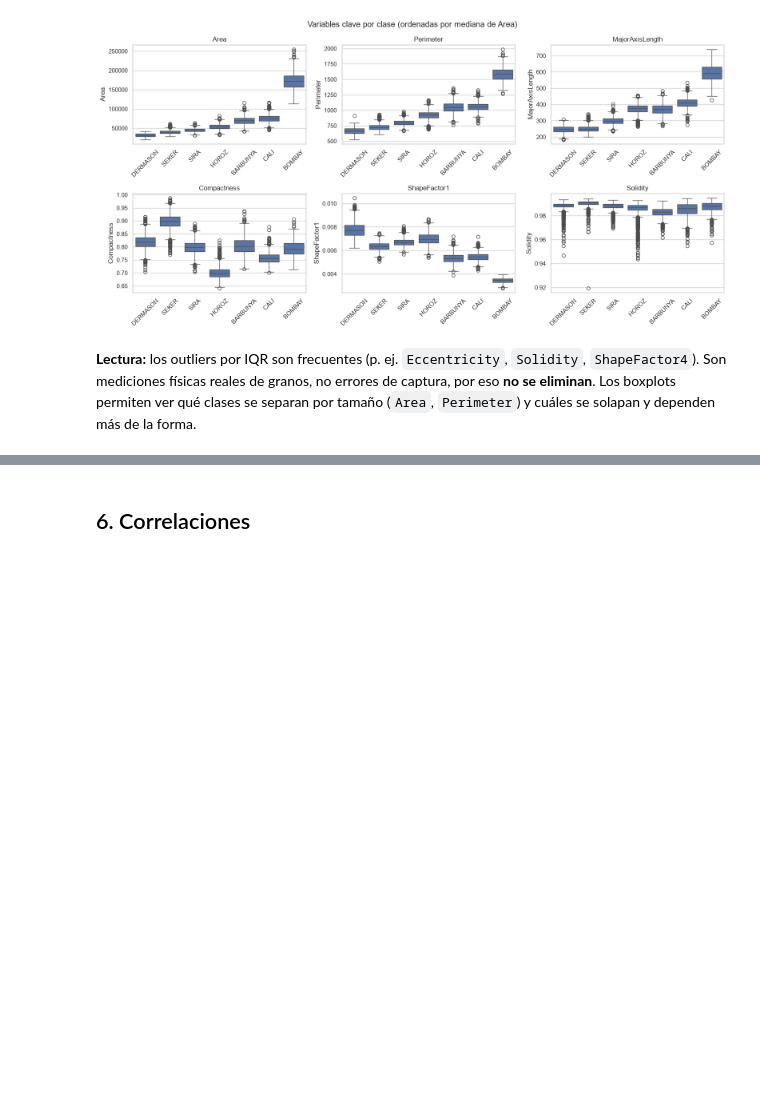
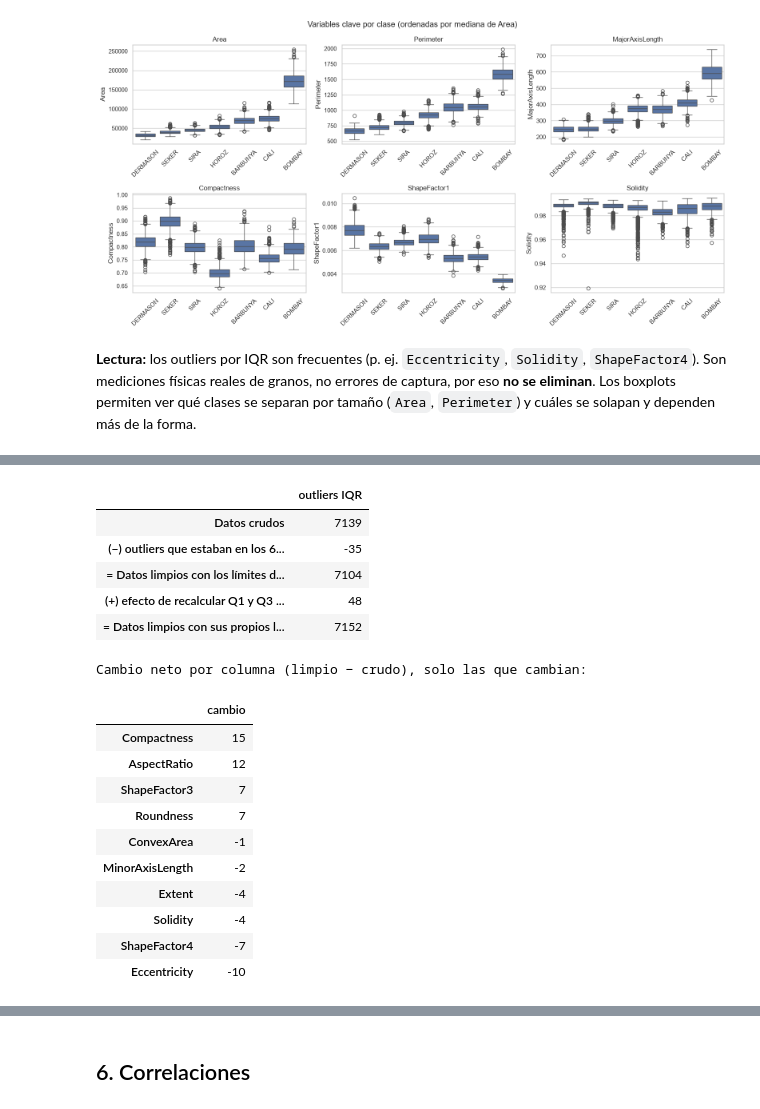
Before and after one commit to IscoAmariles/laboratorio_drybean_ml, a Jupyter notebook: notebooks/01_comprension_preparacion_datos.ipynb, the cells around one changed output, grey strips where cells are left out. Cells and saved outputs as stored; diff of their text form; code cells hidden in the pictures; blank space fills up the shorter version.

```diff
--- a/notebooks/01_comprension_preparacion_datos.ipynb
+++ b/notebooks/01_comprension_preparacion_datos.ipynb
@@ -208,0 +212,44 @@ plt.show()
+# %%
+from src.preprocessing import clean_data
+from src.quality import outlier_shift_breakdown
+
+shift = outlier_shift_breakdown(features, clean_data(df).drop(columns=TARGET_COL))
+pasos = pd.DataFrame({
+    "outliers IQR": [shift["crudo"],
+                     -shift["en_duplicados_eliminados"],
+                     shift["limpio_con_limites_crudos"],
+                     shift["efecto_recalcular_cuartiles"],
+                     shift["limpio"]],
+}, index=["Datos crudos",
+          "(−) outliers que estaban en los 68 duplicados",
+          "= Datos limpios con los límites del crudo",
+          "(+) efecto de recalcular Q1 y Q3 sin duplicados",
+          "= Datos limpios con sus propios límites"])
+display(pasos)
+
+# Control de trazabilidad: las cifras que revisó el PO
+assert (shift["crudo"], shift["limpio"]) == (7139, 7152)
+assert shift["en_duplicados_eliminados"] == 35 and shift["efecto_recalcular_cuartiles"] == 48
+
+cambio = shift["cambio_por_columna"]
+print("Cambio neto por columna (limpio − crudo), solo las que cambian:")
+cambio[cambio != 0].sort_values(ascending=False).to_frame("cambio")
+# %% [output]
+|  | outliers IQR |
+| Datos crudos | 7139 |
+| (−) outliers que estaban en los 6... | -35 |
+| = Datos limpios con los límites d... | 7104 |
+| (+) efecto de recalcular Q1 y Q3 ... | 48 |
+| = Datos limpios con sus propios l... | 7152 |
+Cambio neto por columna (limpio − crudo), solo las que cambian:
+|  | cambio |
+| Compactness | 15 |
+| AspectRatio | 12 |
+| ShapeFactor3 | 7 |
+| Roundness | 7 |
+| ConvexArea | -1 |
+| MinorAxisLength | -2 |
+| Extent | -4 |
+| Solidity | -4 |
+| ShapeFactor4 | -7 |
+| Eccentricity | -10 |
```
Also changed, not shown: parts of 3 cells of this notebook, 20 other files.
